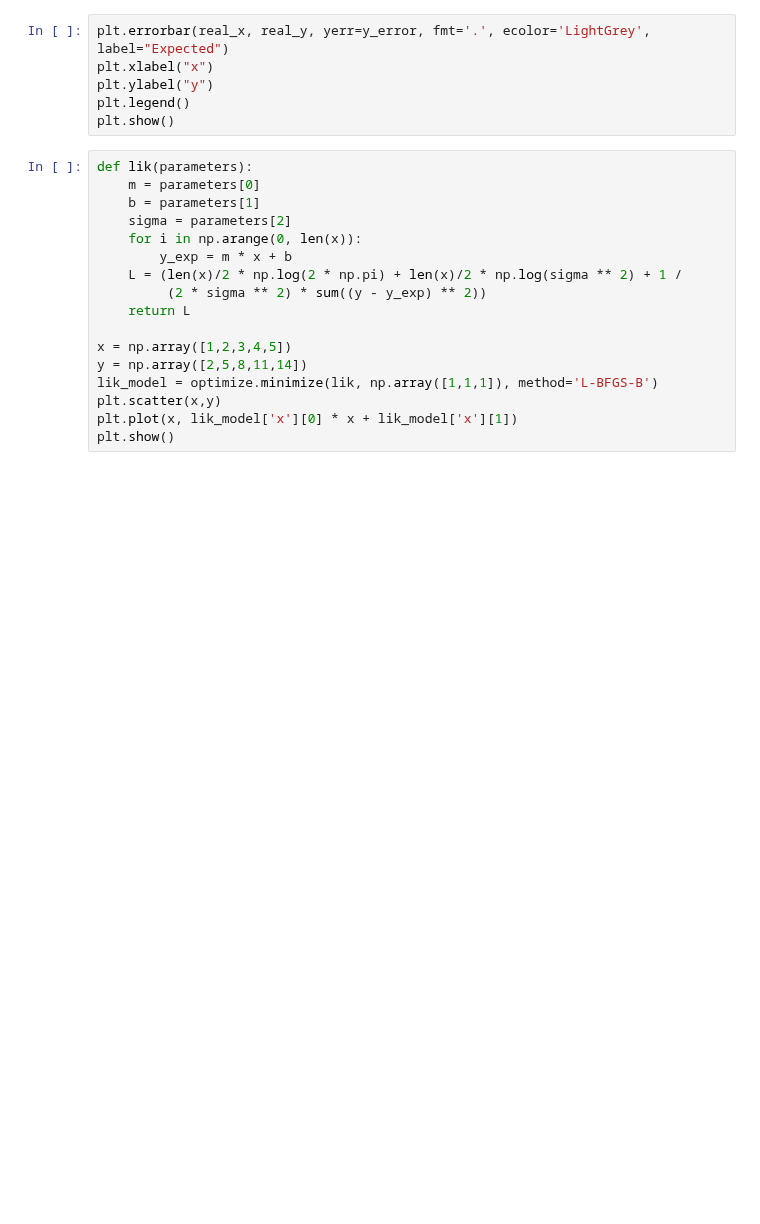
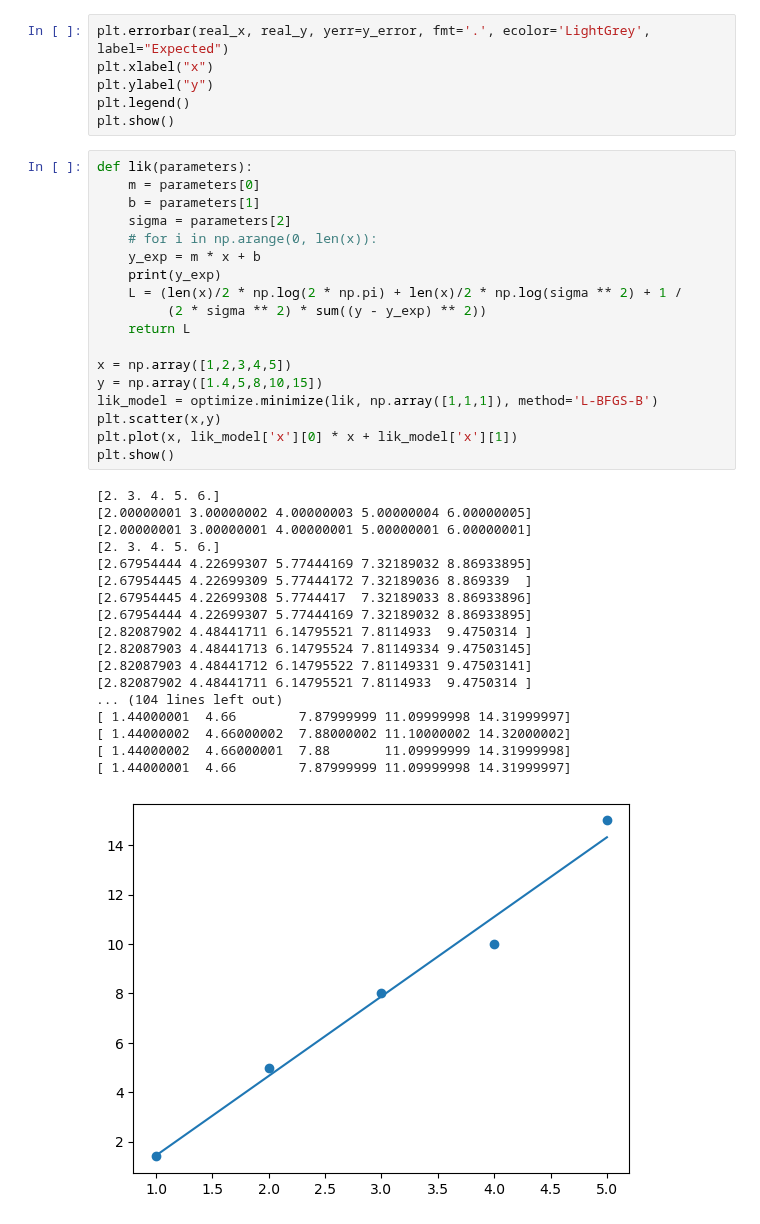
Before and after one commit to hrwakeford/MSci2022_TESS, a Jupyter notebook: Regression/regression.ipynb, the cells around one changed output. Saved outputs shown, nothing was run; the diff lists cells and outputs as text; blank space fills up the shorter version.

```diff
--- a/Regression/regression.ipynb
+++ b/Regression/regression.ipynb
@@ -67,17 +67,37 @@ plt.show()
 # %%
 def lik(parameters):
     m = parameters[0]
     b = parameters[1]
     sigma = parameters[2]
-    for i in np.arange(0, len(x)):
-        y_exp = m * x + b
+    # for i in np.arange(0, len(x)):
+    y_exp = m * x + b
+    print(y_exp)
     L = (len(x)/2 * np.log(2 * np.pi) + len(x)/2 * np.log(sigma ** 2) + 1 /
          (2 * sigma ** 2) * sum((y - y_exp) ** 2))
     return L
 
 x = np.array([1,2,3,4,5])
-y = np.array([2,5,8,11,14])
+y = np.array([1.4,5,8,10,15])
 lik_model = optimize.minimize(lik, np.array([1,1,1]), method='L-BFGS-B')
 plt.scatter(x,y)
 plt.plot(x, lik_model['x'][0] * x + lik_model['x'][1])
 plt.show()
+# %% [output]
+[2. 3. 4. 5. 6.]
+[2.00000001 3.00000002 4.00000003 5.00000004 6.00000005]
+[2.00000001 3.00000001 4.00000001 5.00000001 6.00000001]
+[2. 3. 4. 5. 6.]
+[2.67954444 4.22699307 5.77444169 7.32189032 8.86933895]
+[2.67954445 4.22699309 5.77444172 7.32189036 8.869339  ]
+[2.67954445 4.22699308 5.7744417  7.32189033 8.86933896]
+[2.67954444 4.22699307 5.77444169 7.32189032 8.86933895]
+[2.82087902 4.48441711 6.14795521 7.8114933  9.4750314 ]
+[2.82087903 4.48441713 6.14795524 7.81149334 9.47503145]
+[2.82087903 4.48441712 6.14795522 7.81149331 9.47503141]
+[2.82087902 4.48441711 6.14795521 7.8114933  9.4750314 ]
+... (104 lines left out)
+[ 1.44000001  4.66        7.87999999 11.09999998 14.31999997]
+[ 1.44000002  4.66000002  7.88000002 11.10000002 14.32000002]
+[ 1.44000002  4.66000001  7.88       11.09999999 14.31999998]
+[ 1.44000001  4.66        7.87999999 11.09999998 14.31999997]
+[figure, added]
```
Also changed, not shown: 3 other files.
